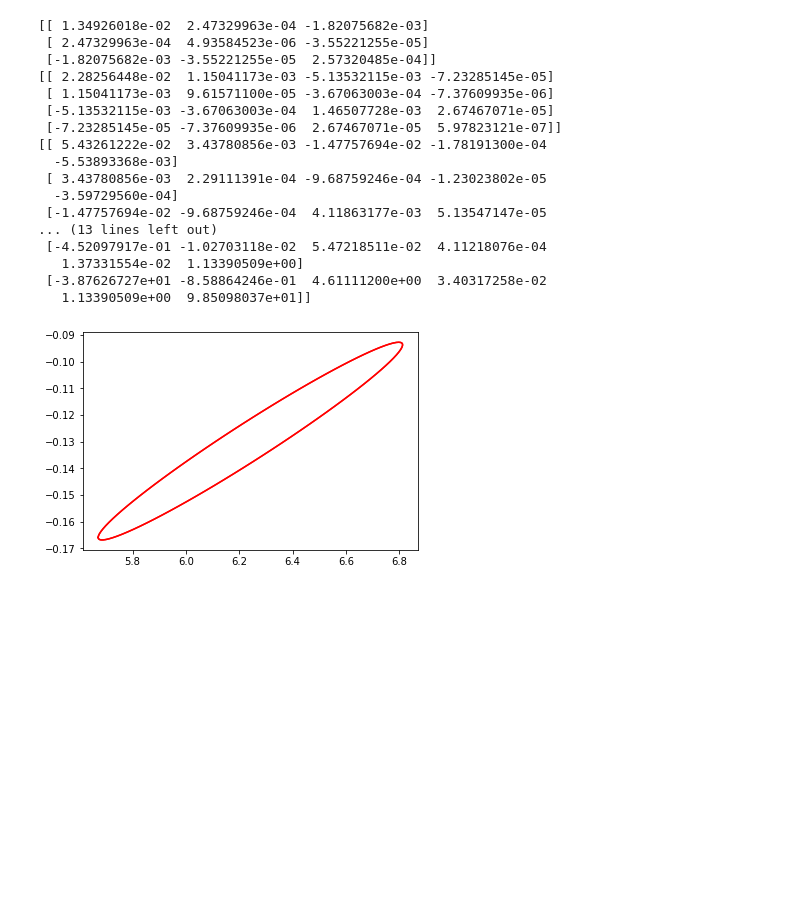
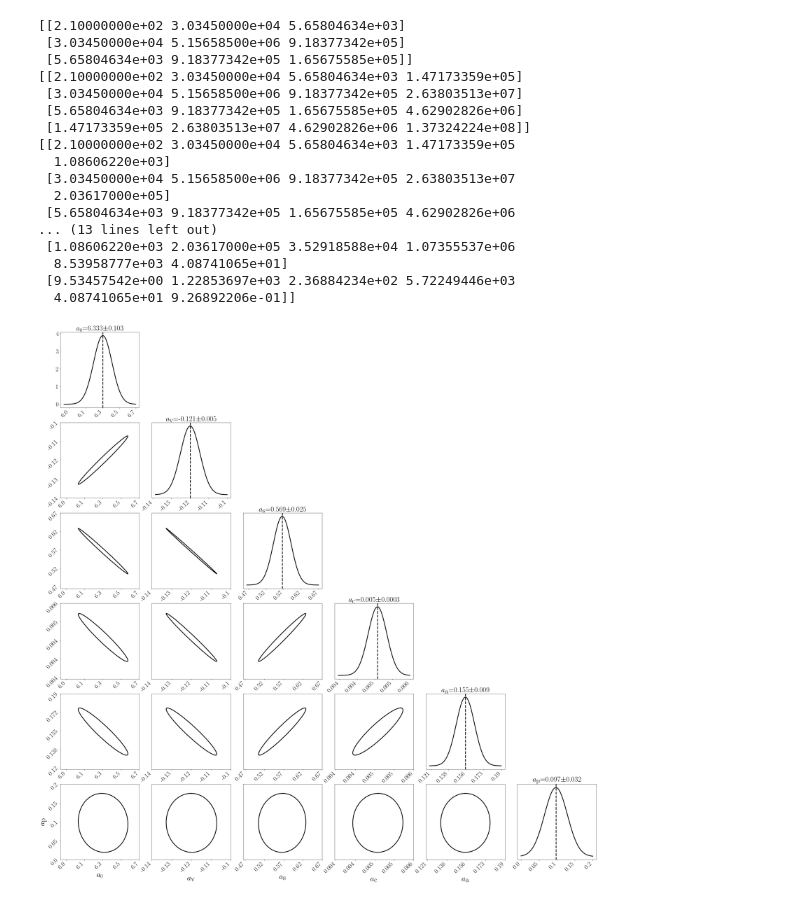
Before and after one commit to elliemay481/HistoryMatching, a Jupyter notebook: LiquidDropAnalytical.ipynb, the cells around one changed output. Saved outputs shown, nothing was run; the diff lists cells and outputs as text; code cells hidden in the pictures; blank space fills up the shorter version.

```diff
--- a/LiquidDropAnalytical.ipynb
+++ b/LiquidDropAnalytical.ipynb
@@ -260,28 +365,31 @@ for i in range(4):
     thetas.append(solve_theta(A_matrices[i], b[i]))
 # %%
 H_matrices = []
+covariance_matrices = []
 
 for i in range(4):
     H_matrices.append(H_matrix(A_matrices[i]))
-    print(H_matrix(A_matrices[i]))
+
+for i in range(4):
+    covariance_matrices.append(covariance(design_matrix(i+3), variances[i]))
 # %% [output]
-[[ 1.34926018e-02  2.47329963e-04 -1.82075682e-03]
- [ 2.47329963e-04  4.93584523e-06 -3.55221255e-05]
- [-1.82075682e-03 -3.55221255e-05  2.57320485e-04]]
-[[ 2.28256448e-02  1.15041173e-03 -5.13532115e-03 -7.23285145e-05]
- [ 1.15041173e-03  9.61571100e-05 -3.67063003e-04 -7.37609935e-06]
- [-5.13532115e-03 -3.67063003e-04  1.46507728e-03  2.67467071e-05]
- [-7.23285145e-05 -7.37609935e-06  2.67467071e-05  5.97823121e-07]]
-[[ 5.43261222e-02  3.43780856e-03 -1.47757694e-02 -1.78191300e-04
-  -5.53893368e-03]
- [ 3.43780856e-03  2.29111391e-04 -9.68759246e-04 -1.23023802e-05
-  -3.59729560e-04]
- [-1.47757694e-02 -9.68759246e-04  4.11863177e-03  5.13547147e-05
+[[2.10000000e+02 3.03450000e+04 5.65804634e+03]
+ [3.03450000e+04 5.15658500e+06 9.18377342e+05]
+ [5.65804634e+03 9.18377342e+05 1.65675585e+05]]
+[[2.10000000e+02 3.03450000e+04 5.65804634e+03 1.47173359e+05]
+ [3.03450000e+04 5.15658500e+06 9.18377342e+05 2.63803513e+07]
+ [5.65804634e+03 9.18377342e+05 1.65675585e+05 4.62902826e+06]
+ [1.47173359e+05 2.63803513e+07 4.62902826e+06 1.37324224e+08]]
+[[2.10000000e+02 3.03450000e+04 5.65804634e+03 1.47173359e+05
+  1.08606220e+03]
+ [3.03450000e+04 5.15658500e+06 9.18377342e+05 2.63803513e+07
+  2.03617000e+05]
+ [5.65804634e+03 9.18377342e+05 1.65675585e+05 4.62902826e+06
 ... (13 lines left out)
- [-4.52097917e-01 -1.02703118e-02  5.47218511e-02  4.11218076e-04
-   1.37331554e-02  1.13390509e+00]
- [-3.87626727e+01 -8.58864246e-01  4.61111200e+00  3.40317258e-02
-   1.13390509e+00  9.85098037e+01]]
+ [1.08606220e+03 2.03617000e+05 3.52918588e+04 1.07355537e+06
+  8.53958777e+03 4.08741065e+01]
+ [9.53457542e+00 1.22853697e+03 2.36884234e+02 5.72249446e+03
+  4.08741065e+01 9.26892206e-01]]
 # %%
 def get_cov_ellipse(cov, centre, nstd, ax, color):
     """
@@ -309,7 +417,9 @@ def get_cov_ellipse(cov, centre, nstd, ax, color):
     for i in range(Ell.shape[1]):
         Ell_rot[:,i] = np.dot(R_rot,Ell[:,i])
 
-    ax.plot( centre[0]+Ell_rot[0,:] , centre[1]+Ell_rot[1,:], color=color)
+    ax.plot( centre[0]+Ell_rot[0,:] , centre[1]+Ell_rot[1,:], color=color,linewidth=3)
     #ax.plot(Ell_rot[:,0], Ell_rot[:,1])
+# %%
+dec_list = [1,2,2,3,3,2]
 # %%
 def plot_ellipses(fig, parameter_bounds, H, theta_best, theta_vals, color):
@@ -349,16 +471,10 @@ def plot_ellipses(fig, parameter_bounds, H, theta_best, theta_vals, color):
 # %%
 color_list = ['black', 'plum', 'mediumaquamarine', 'red']
 N = ndim
-#fig, axes = plt.subplots(N,N,figsize=(15,15))
+fig, axes = plt.subplots(N,N,figsize=(32,32))
 
-#plot_ellipses(fig, parameter_bounds, theta, H1, theta, theta_vals, color_list[0])
+plot_ellipses(fig, parameter_bounds, H_matrices[3], thetas[3], theta_vals, color_list[0])
 #fig.suptitle(r'Analytical Likelihood (95% Isoprobability Surface)')
-#plt.savefig('figures/LD_analytical.png', bbox_inches='tight', facecolor='white', transparent=False)
+#plt.savefig('figures/6D_analytical_95iso.png', bbox_inches='tight', facecolor='white', transparent=False)
+# %% [output]
+[figure, added]
-# %%
-fig, ax = plt.subplots()
-for k in range(2):
-    H = H_matrices[2]
-    cov_matrix = np.array([[H[0,0], H[0,1]],[H[1,0], H[1,1]]])
-    get_cov_ellipse(cov_matrix, [thetas[2][0],thetas[2][1]], 3, ax, 'red')
-# %% [output]
-[figure, removed]
```
Also changed, not shown: parts of 12 cells of this notebook, 51 other files.
